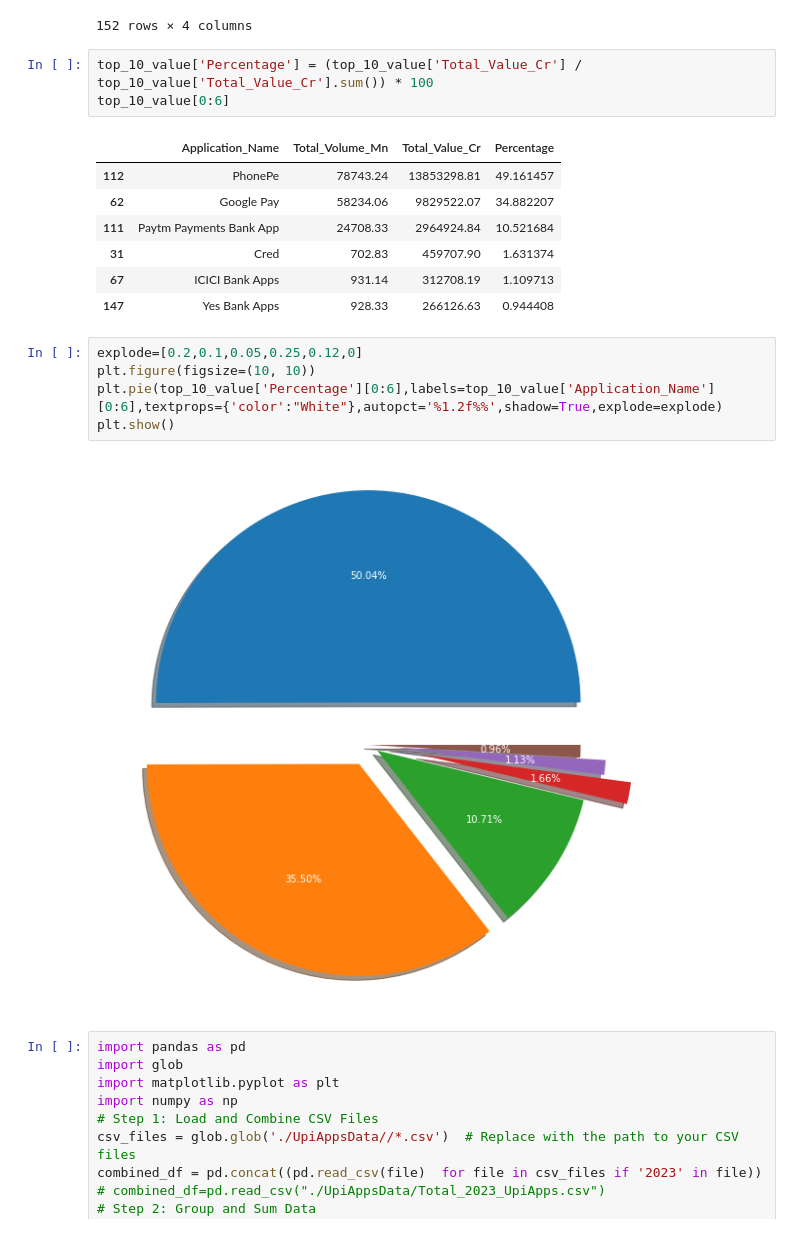
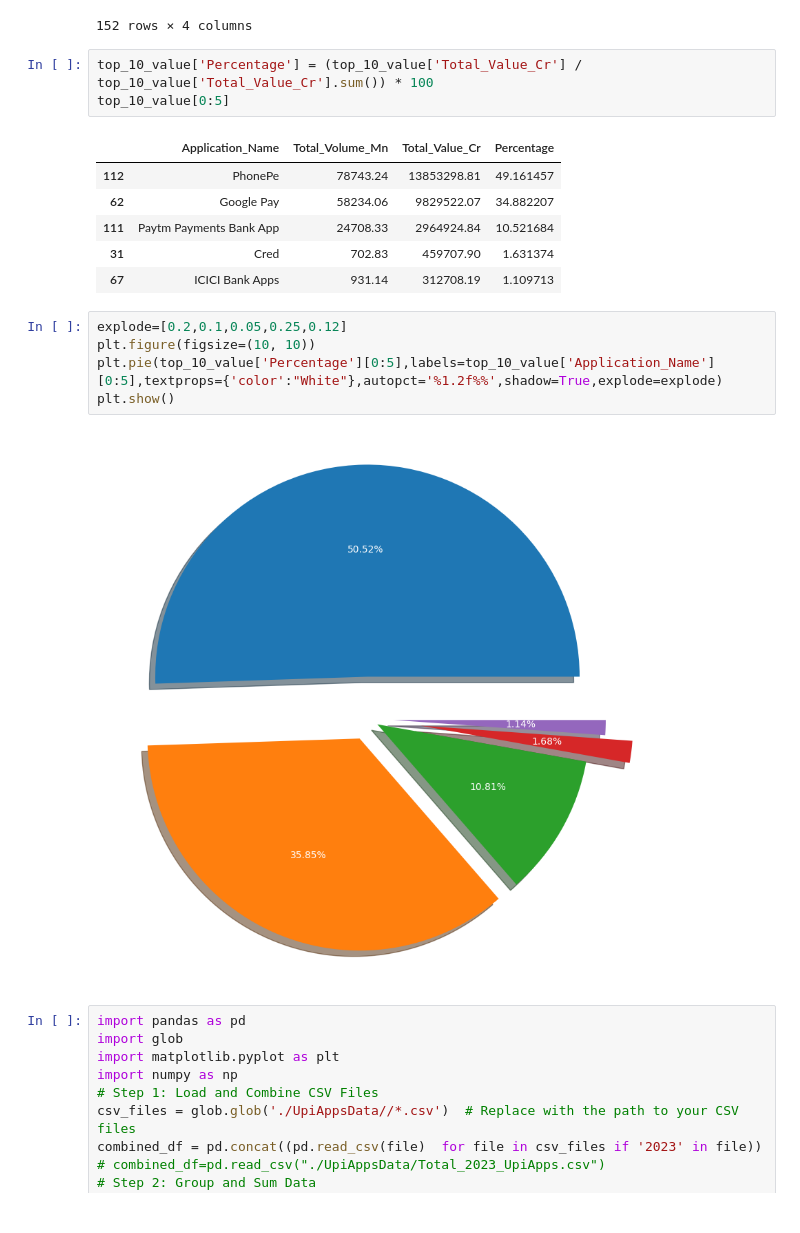
Before and after one commit to kxrxn08/DigitalTransactionAnalysis, a Jupyter notebook: UPI_APPS.ipynb, the cells around one changed output. Cells and saved outputs as stored; diff of their text form.

```diff
--- a/UPI_APPS.ipynb
+++ b/UPI_APPS.ipynb
@@ -340,7 +379,7 @@ VolumeSortedDf
 152 rows × 4 columns
 # %%
 top_10_value['Percentage'] = (top_10_value['Total_Value_Cr'] / top_10_value['Total_Value_Cr'].sum()) * 100
-top_10_value[0:6]
+top_10_value[0:5]
 # %% [output]
 |  | Application_Name | Total_Volume_Mn | Total_Value_Cr | Percentage |
 | 112 | PhonePe | 78743.24 | 13853298.81 | 49.161457 |
@@ -348,14 +387,13 @@ top_10_value[0:6]
 | 111 | Paytm Payments Bank App | 24708.33 | 2964924.84 | 10.521684 |
 | 31 | Cred | 702.83 | 459707.90 | 1.631374 |
 | 67 | ICICI Bank Apps | 931.14 | 312708.19 | 1.109713 |
-| 147 | Yes Bank Apps | 928.33 | 266126.63 | 0.944408 |
 # %%
-explode=[0.2,0.1,0.05,0.25,0.12,0]
+explode=[0.2,0.1,0.05,0.25,0.12]
 plt.figure(figsize=(10, 10))
-plt.pie(top_10_value['Percentage'][0:6],labels=top_10_value['Application_Name'][0:6],textprops={'color':"White"},autopct='%1.2f%%',shadow=True,explode=explode)
+plt.pie(top_10_value['Percentage'][0:5],labels=top_10_value['Application_Name'][0:5],textprops={'color':"White"},autopct='%1.2f%%',shadow=True,explode=explode)
 plt.show()
 # %% [output]
-[figure, old version]
+[figure, new version]
 # %%
 import pandas as pd
 import glob
```
Also changed, not shown: parts of 20 cells of this notebook, 3 other files.
